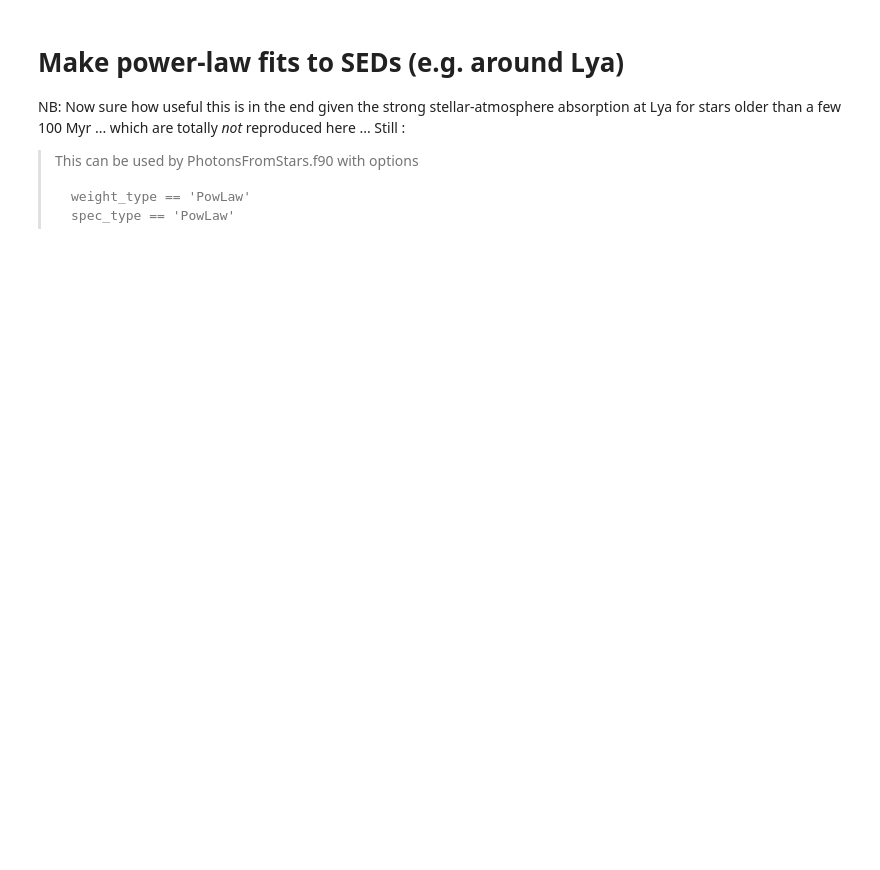
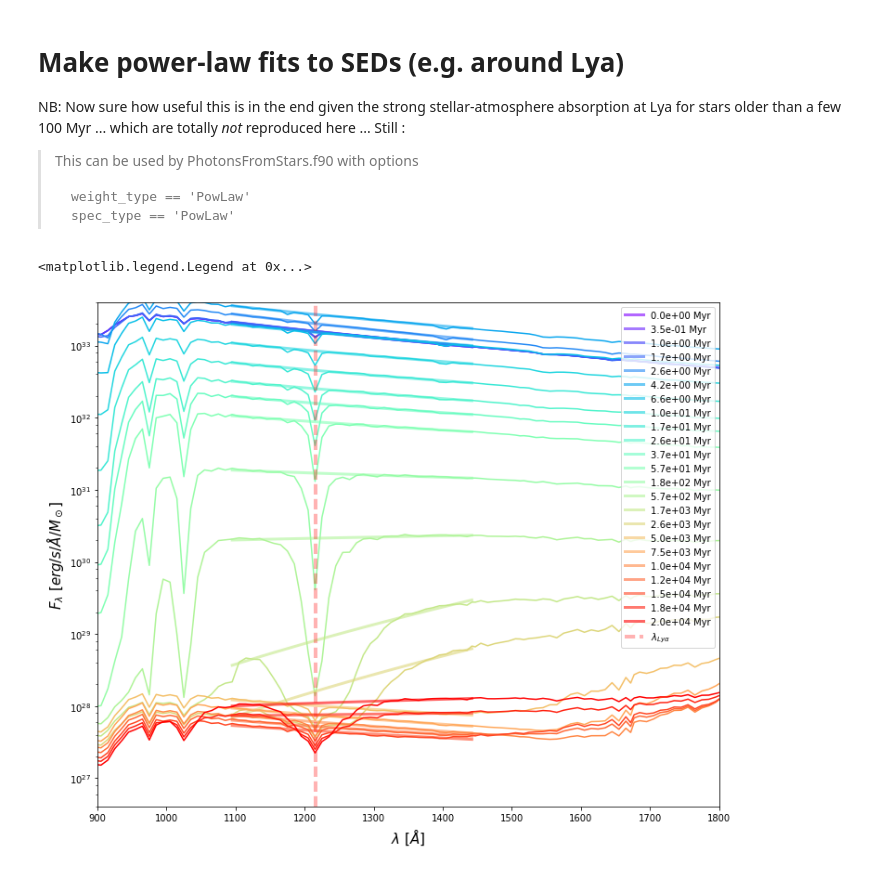
Before and after one commit to tgarel/RASCAS-idealised_models, a Jupyter notebook: py/PhotometryTables.ipynb, the cells around one changed output. Saved outputs shown, nothing was run; the diff lists cells and outputs as text; code cells hidden in the pictures; blank space fills up the shorter version.

```diff
--- a/py/PhotometryTables.ipynb
+++ b/py/PhotometryTables.ipynb
@@ -164,7 +174,7 @@ llow = 1100
 ilow = np.where(abs(ssp['lambdaBins']-llow) == min(abs(ssp['lambdaBins']-llow)))[0][0]
 lup  = 1450
 iup  = np.where(abs(ssp['lambdaBins']-lup) == min(abs(ssp['lambdaBins']-lup)))[0][0]
-flux = ssp['spectra'][ilow:iup,:,:] * 2e33 # erg/s/Msun/A
+flux = ssp['spectra'][ilow:iup,:,:] * Lsun_cgs # erg/s/Msun/A
 loglambda = np.log10((ssp['lambdaBins'])[ilow:iup])
 logf      = np.log10(flux)
 lambda0   = 1216.
@@ -202,31 +212,34 @@ for imet in range(nmet):
         fit = 10.**( p[1] + p[0]*loglambda)
         # again, with stronger constraint
         ii = np.where(flux[:,iage,imet] > 0.95*fit)[0]
         p = np.polyfit(loglambda[ii],logf[ii,iage,imet],deg=1)
         fit = 10.**( p[1] + p[0]*loglambda)
         # extract fit parameters
         beta   = p[0]
         logF_0 = p[1]+beta*np.log10(lambda0)
         F_0    = 10.**logF_0  # in erg/s/A/Msun
         F_0s = "%s %.8e"%(F_0s,F_0)
         betas = "%s %.8e"%(betas,beta)
 
 
         # check fit with plot
         if imet == 1 and iage%10==0:
-            plt.plot(ssp['lambdaBins'],ssp['spectra'][:,iage,imet]*2e33,color=colors[iage])
+            plt.plot(ssp['lambdaBins'],ssp['spectra'][:,iage,imet]*Lsun_cgs,color=colors[iage])
             fit = F_0 * (10.**loglambda/lambda0)**beta
             plt.plot(10.**loglambda,fit,color=colors[iage],linewidth=3,
                      alpha=0.6,label="%.1e Myr"%(ssp['ageBins'][iage]*1e-6))
 
     f.write("%s \n"%(F_0s))
     f.write("%s \n"%(betas))
 
 f.close()
 plt.xlim(900,1800)
 plt.ylim(4e26,4e33)
 plt.xlabel(r'$\lambda \ [\AA]$',fontsize=15)
 plt.ylabel(r'$F_{\lambda} \ [erg / s / \AA / M_\odot]$',fontsize=15)
 plt.yscale('log')
 plt.axvline(1216,linestyle='--',alpha=0.3,color='red',linewidth=4,label=r'$\lambda_{Ly\alpha}$')
 plt.legend(loc='upper right')
+# %% [output]
+<matplotlib.legend.Legend at 0x...>
+[figure, added]
```
Also changed, not shown: parts of 7 cells of this notebook, 8 other files.
